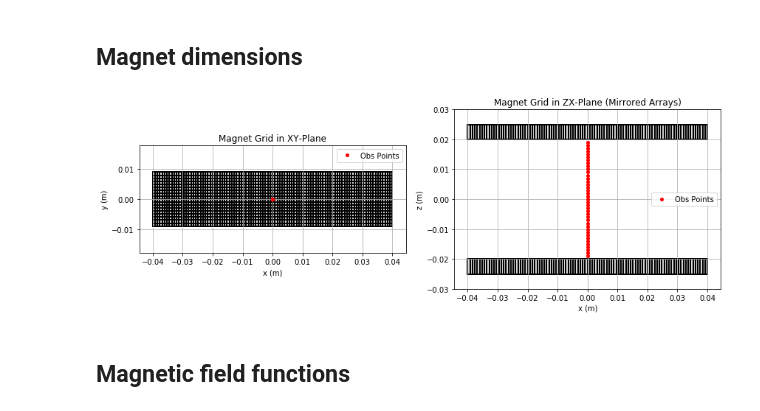
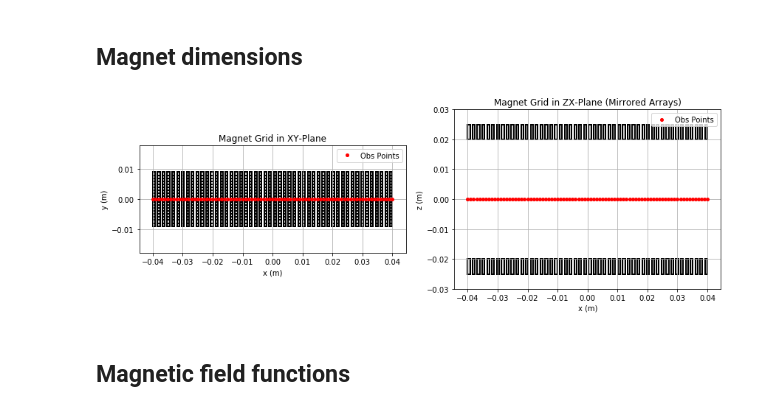
Before and after one commit to joostwijn/Rotating_Magnetic_Setup, a Jupyter notebook: 3. Magnets/Field_Shaping_Algorithm.ipynb, the cells around one changed output. Cells and saved outputs as stored; diff of their text form; code cells hidden in the pictures.

```diff
--- a/3. Magnets/Field_Shaping_Algorithm.ipynb
+++ b/3. Magnets/Field_Shaping_Algorithm.ipynb
@@ -208,36 +208,36 @@ def plot_derivative():
 # %%
 #------------------------------------------------------------------
 # Dimensions and coordinates of the magnet grid, magnets and observation points.
 # The magnetic grid is constructed in the following way:
 #   - Two mirror-symmetric magnet grids centered at (0,0,0): one above and one below the xy-plane.
 #   - Each grid has N_X columns and N_Y rows of evenly spaced magnets.
 #   - Each magnet is sized A_ONE x B_ONE x H; the grid spans A_TOTAL x B_TOTAL (height H).
 #   - Magnet rows are offset a specific ZL for every row.
 #   - Magnets are uniformly magnetized along z (magnetization MZ).
 #------------------------------------------------------------------
 A_TOTAL = 80e-3    # Width of the grid (x-dimension)
 A_ONE   = 0.8e-3     # Width of each magnet (x-dimension)
-N_X     = 100       # Number of magnets in the x-direction
+N_X     = 50       # Number of magnets in the x-direction
 B_TOTAL = 18e-3    # Depth of the grid (y-dimension)
 B_ONE   = 1e-3     # Depth of each magnet (y-dimension)
 N_Y     = 18        # Number of magnets in the y-direction
 H       = 5e-3     # Height of each magnet (z-dimension)
 MZ      = 1.19     # Remanent magnetization of the magnets (z-direction)
 
 # If ZL is constant use np.full(N_X, ZL) to create an array of length N_X with all elements equal to ZL.
 # If ZL is a list of different values for each column, use ZL directly.
 # Copy this: ZL = np.array([15e-3, 15e-3, 15e-3, 15e-3, 15e-3, 15e-3, 15e-3, 15e-3, 15e-3, 15e-3])
 ZL = np.full(N_X, 20e-3)
 
 # Observation points (x,y,z) to evaluate the magnetic field.
-X_VAL = 0.0  # np.arange(-40e-3, 41e-3, 1e-3)
+X_VAL = np.arange(-40e-3, 41e-3, 1e-3)  # np.arange(-40e-3, 41e-3, 1e-3)
 Y_VAL = 0.0  # np.arange(-9e-3, 10e-3, 1e-3)
-Z_VAL = np.arange(-19e-3, 20e-3, 1e-3)  # np.arange(-19e-3, 20e-3, 1e-3)
+Z_VAL = 0.0  # np.arange(-19e-3, 20e-3, 1e-3)
 
 # Plot the magnetic grid and view the observation points.
 plot_magnet_grid(A_TOTAL, A_ONE, N_X, B_TOTAL, B_ONE, N_Y, H, ZL, X_VAL, Y_VAL, Z_VAL)
 # %% [output]
-[figure, old version]
+[figure, new version]
 # %% [markdown]
 ## Magnetic field functions
 # %%
```
Also changed, not shown: parts of 4 cells of this notebook.
